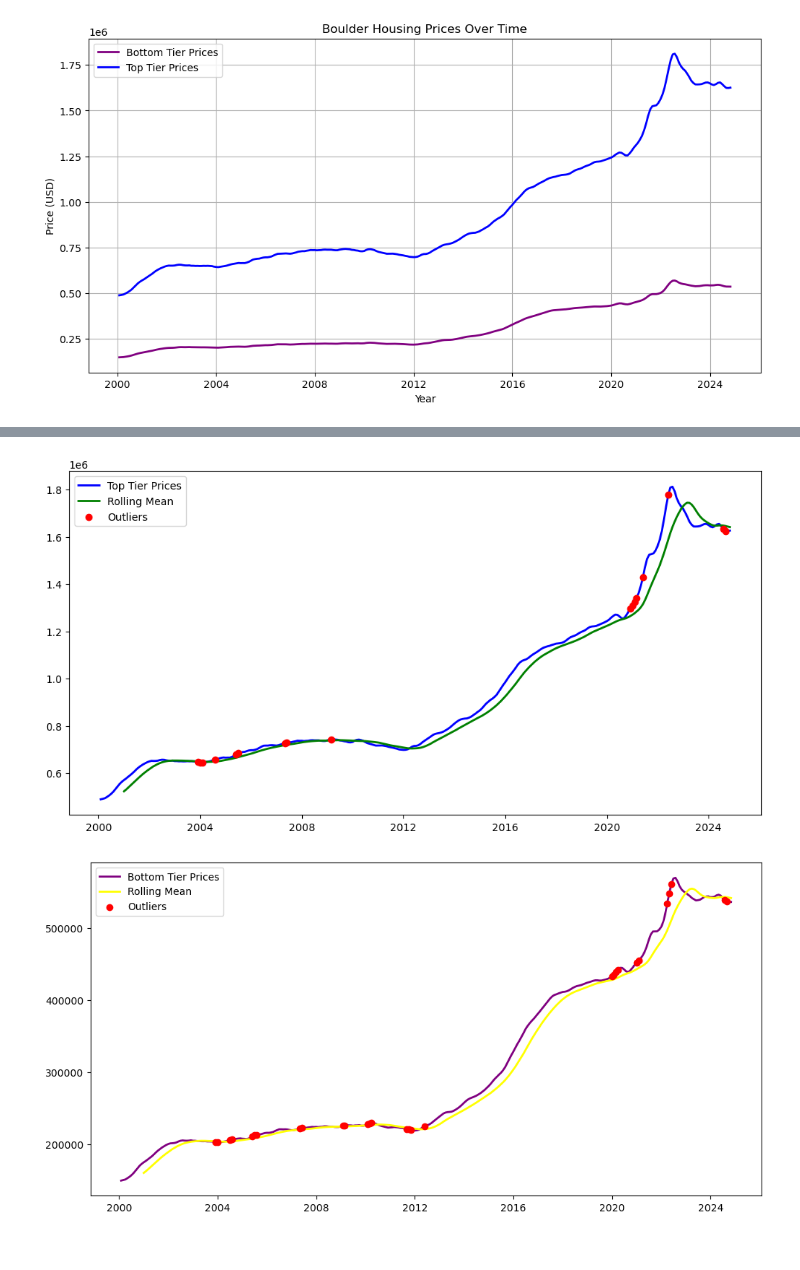
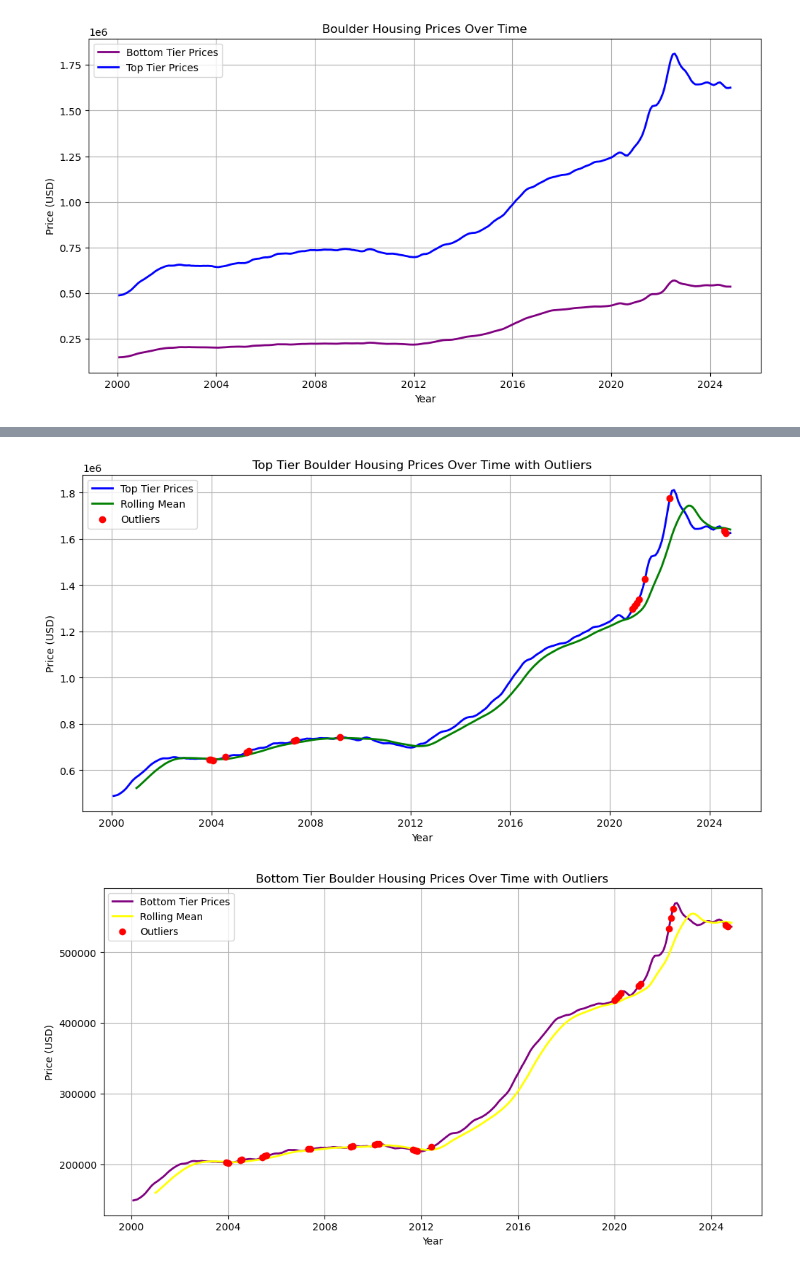
Before and after one commit to SUPERINTIALD/CSCI_4502_5502_Data_Mining_Final_Project, a Jupyter notebook: Outlier_Analysis.ipynb, the cells around one changed output, grey strips where cells are left out. Drawn from its saved outputs; the diff is of its cells as text; code cells hidden in the pictures.

```diff
--- a/Outlier_Analysis.ipynb
+++ b/Outlier_Analysis.ipynb
@@ -105,23 +117,33 @@ boulder_top_tier["Rolling Std"] = boulder_top_tier["Price"].rolling(window=12).s
 
 boulder_top_tier["Outlier"] = (np.abs(boulder_top_tier["Price"] - boulder_top_tier["Rolling Mean"]) > 2 * boulder_top_tier["Rolling Std"])
 # %%
+#displaying top tier with outliers
 plt.figure(figsize=(12, 6))
 plt.plot(boulder_top_tier["Price"], label="Top Tier Prices", color = "blue", linewidth=2)
 plt.plot(boulder_top_tier["Rolling Mean"], label="Rolling Mean", color = "green",  linewidth=2)
 plt.scatter(boulder_top_tier.index[boulder_top_tier["Outlier"]], boulder_top_tier["Price"][boulder_top_tier["Outlier"]], color="red", label="Outliers", zorder=5)
+plt.title("Top Tier Boulder Housing Prices Over Time with Outliers")
+plt.xlabel("Year")
+plt.ylabel("Price (USD)")
 plt.legend()
+plt.grid(True)
 
 plt.show()
 # %% [output]
-[figure, old version]
+[figure, new version]
 # %%
+#displaying bottom tier with outliers
 plt.figure(figsize=(12, 6))
 plt.plot(boulder_bottom_tier["Price"], label="Bottom Tier Prices", color = "purple", linewidth=2)
 plt.plot(boulder_bottom_tier["Rolling Mean"], label="Rolling Mean", color = "yellow", linewidth=2)
 plt.scatter(boulder_bottom_tier.index[boulder_bottom_tier["Outlier"]], boulder_bottom_tier["Price"][boulder_bottom_tier["Outlier"]], color="red", label="Outliers", zorder=5)
+plt.title("Bottom Tier Boulder Housing Prices Over Time with Outliers")
+plt.xlabel("Year")
+plt.ylabel("Price (USD)")
 plt.legend()
+plt.grid(True)
 
 plt.show()
 # %% [output]
-[figure, old version]
+[figure, new version]
 # %%
```
Also changed, not shown: parts of 8 cells of this notebook.
